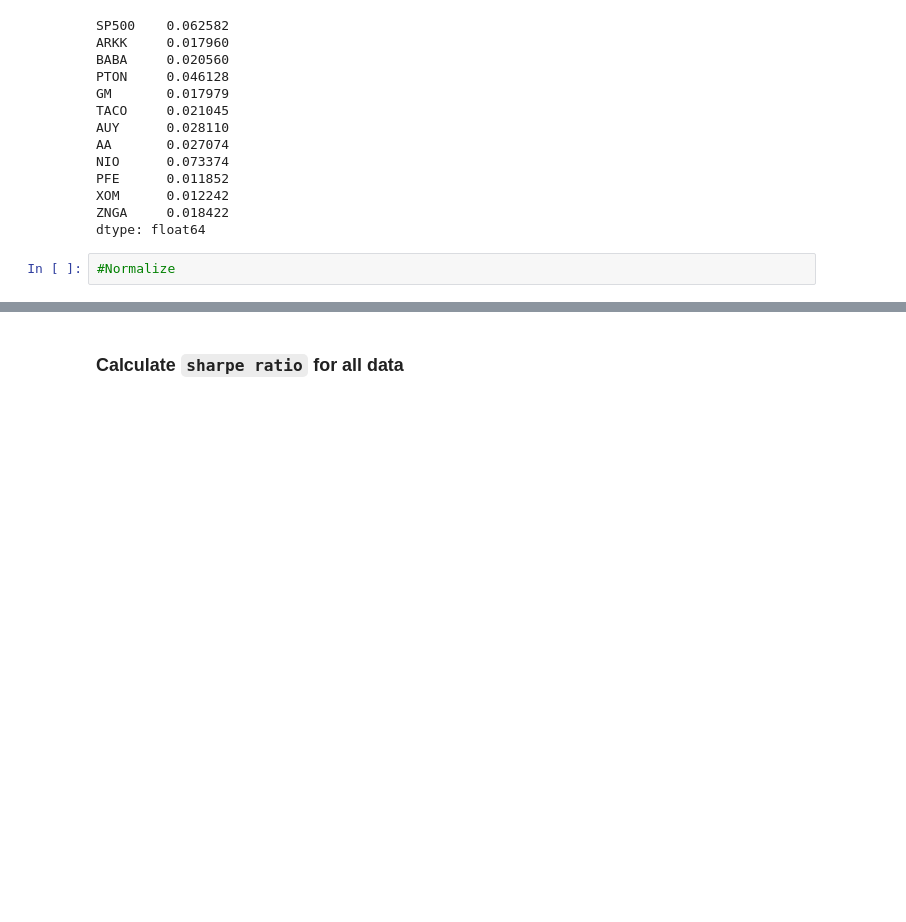
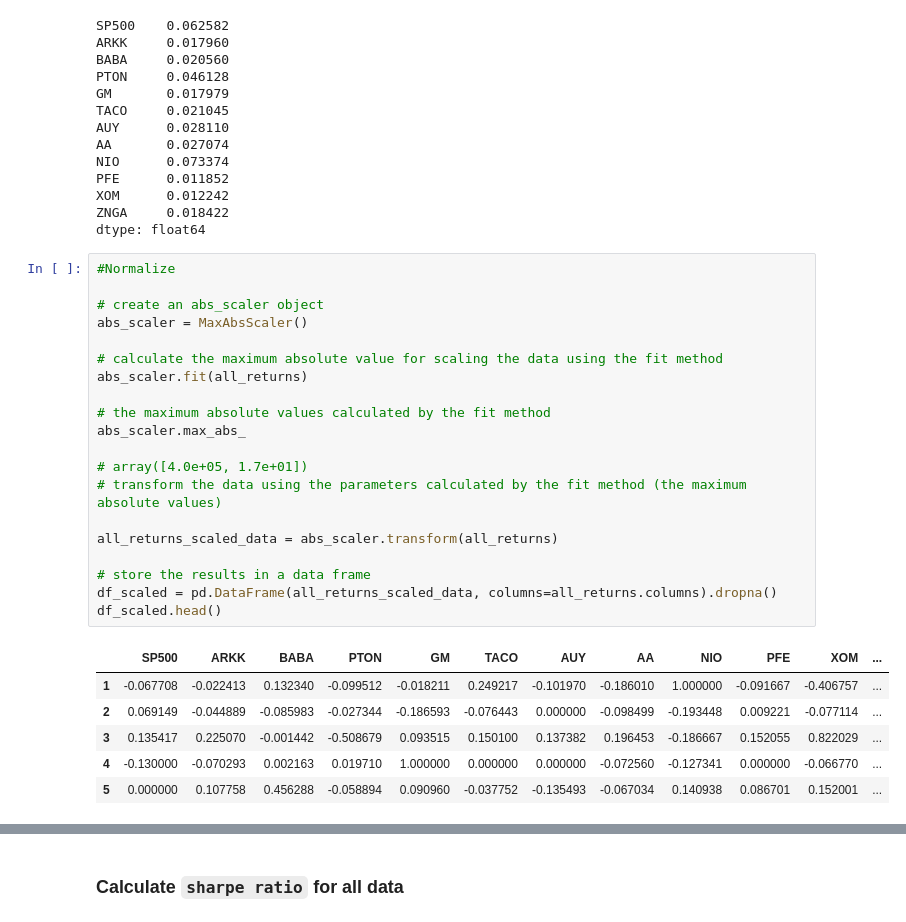
Before and after one commit to whitneydt/Project-FI-Data, a Jupyter notebook: STD and Sharpe Risk Analysis/STD and Sharpe Risk Analysis.ipynb, the cells around one changed output, grey strips where cells are left out. Drawn from its saved outputs; the diff is of its cells as text; blank space fills up the shorter version.

```diff
--- a/STD and Sharpe Risk Analysis/STD and Sharpe Risk Analysis.ipynb
+++ b/STD and Sharpe Risk Analysis/STD and Sharpe Risk Analysis.ipynb
@@ -264,5 +265,30 @@ PFE      0.011852
 XOM      0.012242
 ZNGA     0.018422
 dtype: float64
-# %%
-#Normalize
+# %%
+#Normalize
+
+# create an abs_scaler object
+abs_scaler = MaxAbsScaler()
+
+# calculate the maximum absolute value for scaling the data using the fit method
+abs_scaler.fit(all_returns)
+
+# the maximum absolute values calculated by the fit method
+abs_scaler.max_abs_
+
+# array([4.0e+05, 1.7e+01])
+# transform the data using the parameters calculated by the fit method (the maximum absolute values)
+
+all_returns_scaled_data = abs_scaler.transform(all_returns)
+
+# store the results in a data frame
+df_scaled = pd.DataFrame(all_returns_scaled_data, columns=all_returns.columns).dropna()
+df_scaled.head()
+# %% [output]
+|  | SP500 | ARKK | BABA | PTON | GM | TACO | AUY | AA | NIO | PFE | XOM | ... |
+| 1 | -0.067708 | -0.022413 | 0.132340 | -0.099512 | -0.018211 | 0.249217 | -0.101970 | -0.186010 | 1.000000 | -0.091667 | -0.406757 | ... |
+| 2 | 0.069149 | -0.044889 | -0.085983 | -0.027344 | -0.186593 | -0.076443 | 0.000000 | -0.098499 | -0.193448 | 0.009221 | -0.077114 | ... |
+| 3 | 0.135417 | 0.225070 | -0.001442 | -0.508679 | 0.093515 | 0.150100 | 0.137382 | 0.196453 | -0.186667 | 0.152055 | 0.822029 | ... |
+| 4 | -0.130000 | -0.070293 | 0.002163 | 0.019710 | 1.000000 | 0.000000 | 0.000000 | -0.072560 | -0.127341 | 0.000000 | -0.066770 | ... |
+| 5 | 0.000000 | 0.107758 | 0.456288 | -0.058894 | 0.090960 | -0.037752 | -0.135493 | -0.067034 | 0.140938 | 0.086701 | 0.152001 | ... |
```
Also changed, not shown: parts of 2 cells of this notebook.
